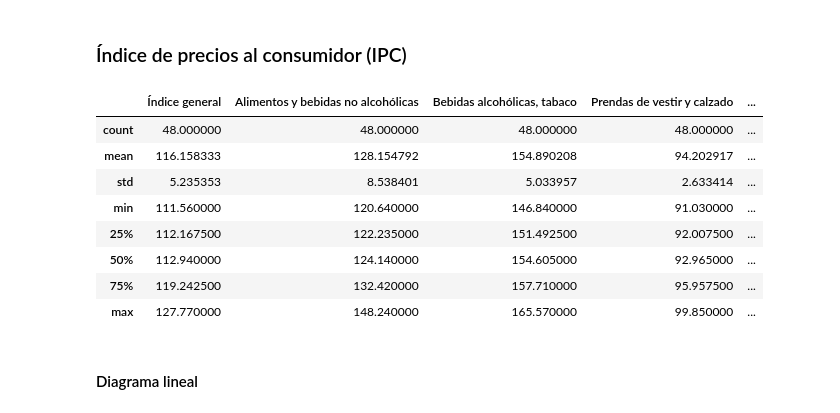
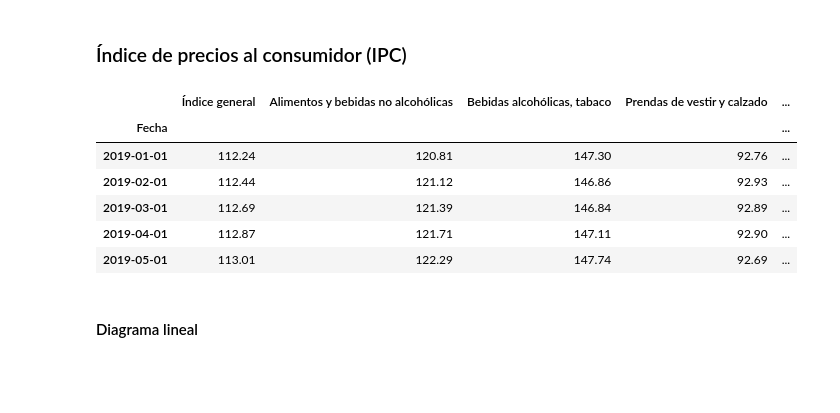
Before and after one commit to JosueRodriguezSams/CriptoSV---Samsung, a Jupyter notebook: Analisis_impacto_del_bitcoin.ipynb, the cells around one changed output. Cells and saved outputs as stored; diff of their text form; code cells hidden in the pictures; blank space fills up the shorter version.

```diff
--- a/Analisis_impacto_del_bitcoin.ipynb
+++ b/Analisis_impacto_del_bitcoin.ipynb
@@ -38,43 +38,40 @@ df_ipc = pd.read_csv(ipc_file_path, encoding='ISO-8859-1', sep=",", skiprows=4)
 df_ipc = df_ipc.iloc[:-2]
 
 data = {}
 fechas = pd.date_range(start="2019-01-01", end="2022-12-01", freq="MS")
 columnas = [
     "Índice general",
     "Alimentos y bebidas no alcohólicas",
     "Bebidas alcohólicas, tabaco",
     "Prendas de vestir y calzado",
     "Alojamiento, agua, electricidad, gas y otros combustibles"    ,
     "Muebles, artículos para el hogar y para la conservación ordinaria del hogar",
     "Salud",
     "Transporte",
     "Comunicaciones",
     "Recreación y cultura",
     "Educación",
     "Restaurantes y hoteles",
     "Bienes y servicios diversos"
 ]
 
 for i in range(0, len(df_ipc)):
     data[i] = df_ipc.iloc[i, 1:-1].values
 
 df_ipc = pd.DataFrame(data)
 df_ipc.columns = columnas
 df_ipc.index = fechas
 df_ipc.index.name = "Fecha"
 df_ipc = df_ipc.astype(float)
-#df_ipc.head()
-df_ipc.describe()
+df_ipc.head()
 # %% [output]
 |  | Índice general | Alimentos y bebidas no alcohólicas | Bebidas alcohólicas, tabaco | Prendas de vestir y calzado | ... |
-| count | 48.000000 | 48.000000 | 48.000000 | 48.000000 | ... |
-| mean | 116.158333 | 128.154792 | 154.890208 | 94.202917 | ... |
-| std | 5.235353 | 8.538401 | 5.033957 | 2.633414 | ... |
-| min | 111.560000 | 120.640000 | 146.840000 | 91.030000 | ... |
-| 25% | 112.167500 | 122.235000 | 151.492500 | 92.007500 | ... |
-| 50% | 112.940000 | 124.140000 | 154.605000 | 92.965000 | ... |
-| 75% | 119.242500 | 132.420000 | 157.710000 | 95.957500 | ... |
-| max | 127.770000 | 148.240000 | 165.570000 | 99.850000 | ... |
+| Fecha |  |  |  |  | ... |
+| 2019-01-01 | 112.24 | 120.81 | 147.30 | 92.76 | ... |
+| 2019-02-01 | 112.44 | 121.12 | 146.86 | 92.93 | ... |
+| 2019-03-01 | 112.69 | 121.39 | 146.84 | 92.89 | ... |
+| 2019-04-01 | 112.87 | 121.71 | 147.11 | 92.90 | ... |
+| 2019-05-01 | 113.01 | 122.29 | 147.74 | 92.69 | ... |
 # %% [markdown]
 #### Diagrama lineal
 # %%
```
